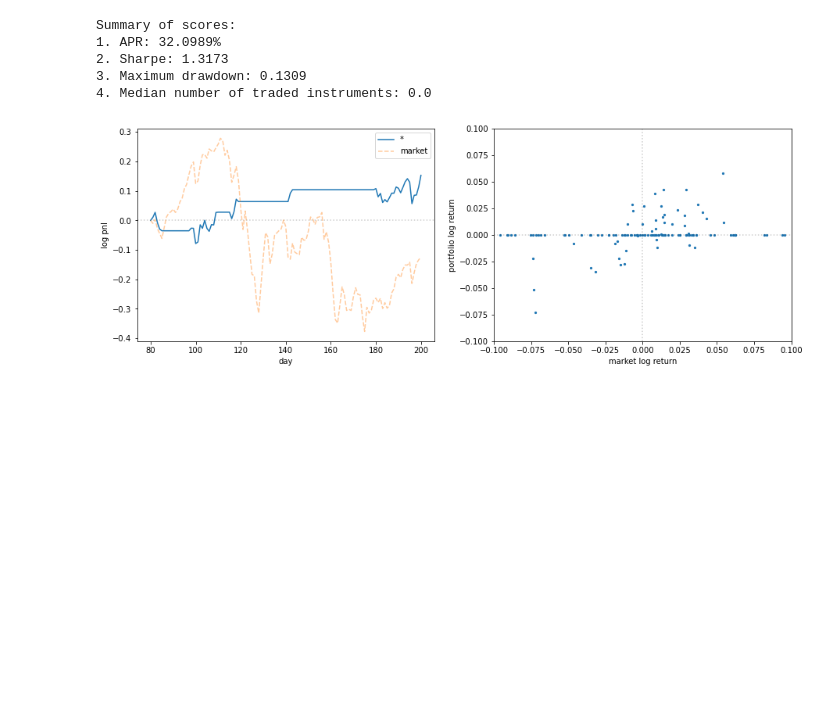
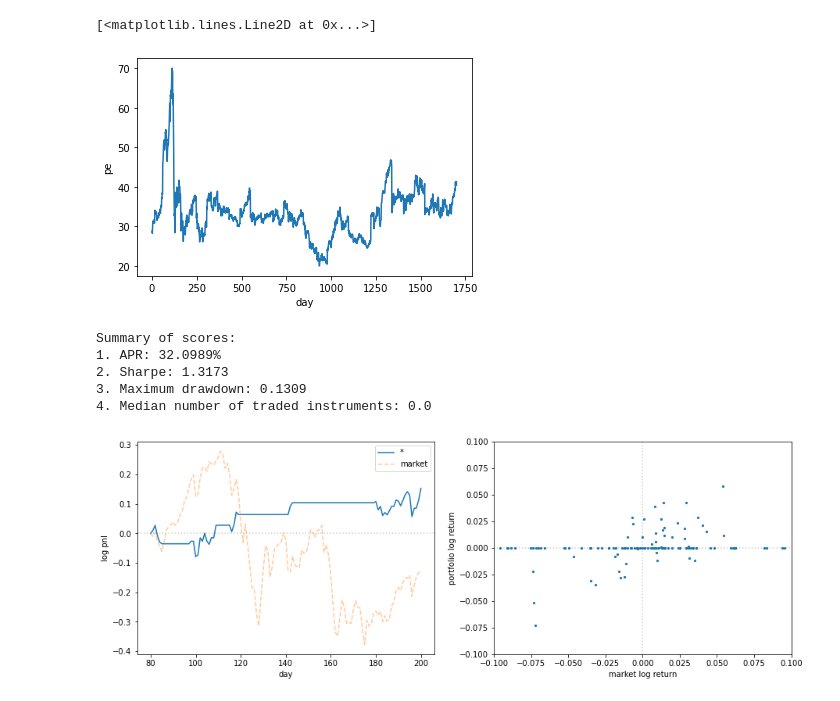
Before and after one commit to owen8877/qids-2023-comp, a Jupyter notebook: playground/shockspeare/2_Mar28_FightTheBear.ipynb, the cells around one changed output. Cells and saved outputs as stored; diff of their text form; code cells hidden in the pictures; blank space fills up the shorter version.

```diff
--- a/playground/shockspeare/2_Mar28_FightTheBear.ipynb
+++ b/playground/shockspeare/2_Mar28_FightTheBear.ipynb
@@ -33,6 +33,13 @@ ds['close_moving_100'] = ds['close_0'].rolling(day=100).mean()
 ds['close_ma_diff_5'] = ds['close_0'] - ds['close_moving_5']
 ds['close_ma_diff_20'] = ds['close_0'] - ds['close_moving_20']
 ds['close_ma_diff_100'] = ds['close_0'] - ds['close_moving_100']
+ds['pe_moving_diff_5'] = ds['pe'].median(dim='asset') - ds['pe'].median(dim='asset').rolling(day=5).mean()
+ds['pe_moving_diff_20'] = ds['pe'].median(dim='asset') - ds['pe'].median(dim='asset').rolling(day=20).mean()
+# %%
+ds['pe'].median(dim='asset').plot()
+# %% [output]
+[<matplotlib.lines.Line2D at 0x...>]
+[figure, added]
 # %%
 class PEMAPortfolio(Portfolio):
     def __init__(self):
```
Also changed, not shown: parts of 19 cells of this notebook, 1 other file.
